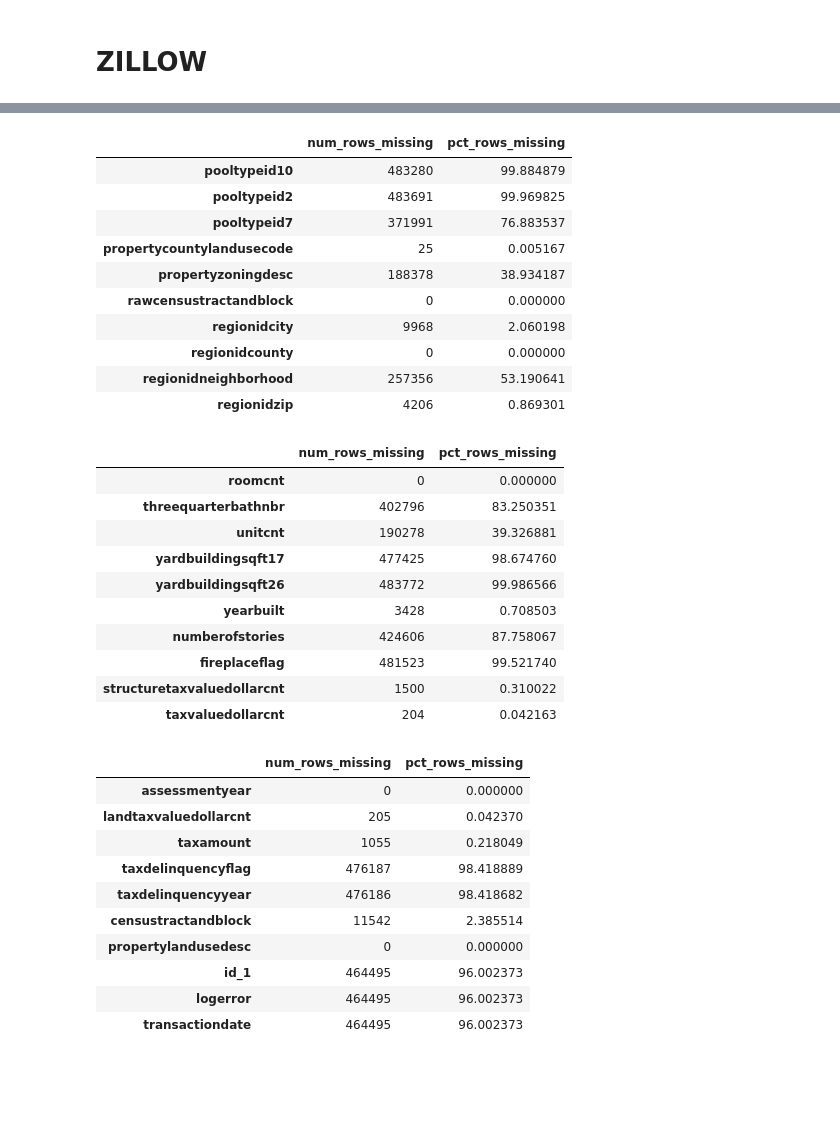
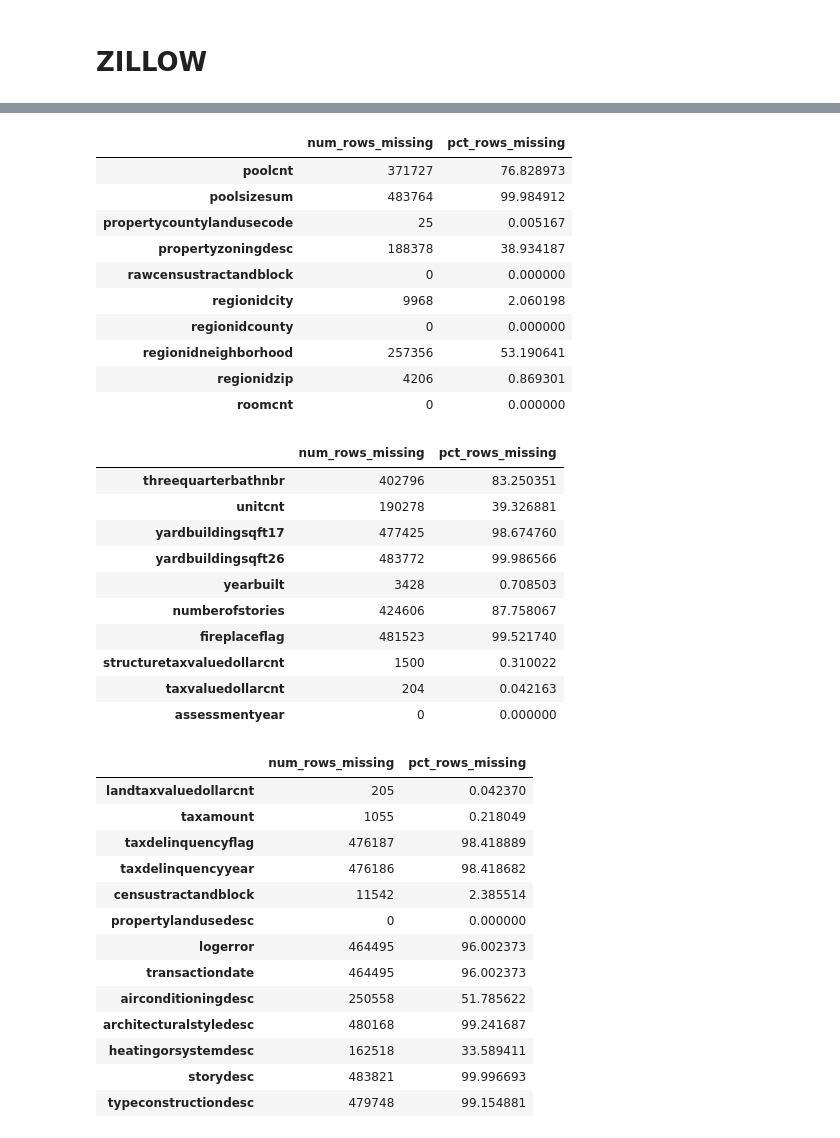
Before and after one commit to Severina7/clustering_exercises, a Jupyter notebook: zillow.ipynb, the cells around one changed output, grey strips where cells are left out. Cells and saved outputs as stored; diff of their text form; code cells hidden in the pictures; blank space fills up the shorter version.

```diff
--- a/zillow.ipynb
+++ b/zillow.ipynb
@@ -52,0 +144,4 @@ houses.head()
+# %%
+# Dropping the duplicates
+
+houses = houses.loc[:,~houses.T.duplicated(keep=False)]
@@ -52,0 +198,16 @@ houses.head()
+# %%
+# Dropping id columns
+
+houses = houses.drop(['typeconstructiontypeid',
+ 'storytypeid',
+ 'heatingorsystemtypeid',
+ 'architecturalstyletypeid',
+ 'airconditioningtypeid',
+ 'propertylandusetypeid',
+ 'id',
+ 'buildingqualitytypeid',
+ 'pooltypeid10',
+ 'pooltypeid2',
+ 'pooltypeid7',
+ 'decktypeid'], axis = 1)
+houses.columns.tolist()
@@ -107,2 +235,0 @@ True
-# %%
-houses = houses.loc[:,~houses.T.duplicated(keep='first')]
@@ -123,9 +235,0 @@ True
-# %%
-cols=pd.Series(houses.columns)
-for dup in houses.columns[houses.columns.duplicated(keep=False)]:
-    cols[houses.columns.get_loc(dup)] = ([dup + '_' + str(d_idx)
-                                     if d_idx != 0
-                                     else dup
-                                     for d_idx in range(houses.columns.get_loc(dup).sum())]
-                                    )
-houses.columns=cols
@@ -314,19 +327,18 @@ multi_frequency(houses, ['fireplacecnt',
 # %%
-multi_frequency(houses, ['pooltypeid10',
- 'pooltypeid2',
- 'pooltypeid7',
+multi_frequency(houses, ['poolcnt',
+ 'poolsizesum',
  'propertycountylandusecode',
  'propertyzoningdesc',
  'rawcensustractandblock',
  'regionidcity',
  'regionidcounty',
  'regionidneighborhood',
- 'regionidzip'])
+ 'regionidzip',
+ 'roomcnt'])
 # %% [output]
 |  | num_rows_missing | pct_rows_missing |
-| pooltypeid10 | 483280 | 99.884879 |
-| pooltypeid2 | 483691 | 99.969825 |
-| pooltypeid7 | 371991 | 76.883537 |
+| poolcnt | 371727 | 76.828973 |
+| poolsizesum | 483764 | 99.984912 |
 | propertycountylandusecode | 25 | 0.005167 |
 | propertyzoningdesc | 188378 | 38.934187 |
 | rawcensustractandblock | 0 | 0.000000 |
@@ -334,9 +346,9 @@ multi_frequency(houses, ['pooltypeid10',
 | regionidcounty | 0 | 0.000000 |
 | regionidneighborhood | 257356 | 53.190641 |
 | regionidzip | 4206 | 0.869301 |
+| roomcnt | 0 | 0.000000 |
 # %%
-multi_frequency(houses, ['roomcnt',
- 'threequarterbathnbr',
+multi_frequency(houses, ['threequarterbathnbr',
  'unitcnt',
  'yardbuildingsqft17',
  'yardbuildingsqft26',
@@ -344,10 +356,10 @@ multi_frequency(houses, ['roomcnt',
  'numberofstories',
  'fireplaceflag',
  'structuretaxvaluedollarcnt',
- 'taxvaluedollarcnt'])
+ 'taxvaluedollarcnt',
+ 'assessmentyear'])
 # %% [output]
 |  | num_rows_missing | pct_rows_missing |
-| roomcnt | 0 | 0.000000 |
 | threequarterbathnbr | 402796 | 83.250351 |
 | unitcnt | 190278 | 39.326881 |
 | yardbuildingsqft17 | 477425 | 98.674760 |
@@ -357,26 +369,33 @@ multi_frequency(houses, ['roomcnt',
 | fireplaceflag | 481523 | 99.521740 |
 | structuretaxvaluedollarcnt | 1500 | 0.310022 |
 | taxvaluedollarcnt | 204 | 0.042163 |
+| assessmentyear | 0 | 0.000000 |
 # %%
-multi_frequency(houses, ['assessmentyear',
- 'landtaxvaluedollarcnt',
+multi_frequency(houses, ['landtaxvaluedollarcnt',
  'taxamount',
  'taxdelinquencyflag',
  'taxdelinquencyyear',
  'censustractandblock',
  'propertylandusedesc',
- 'id_1',
  'logerror',
- 'transactiondate'])
+ 'transactiondate',
+ 'airconditioningdesc',
+ 'architecturalstyledesc',
+ 'heatingorsystemdesc',
+ 'storydesc',
+ 'typeconstructiondesc'])
 # %% [output]
 |  | num_rows_missing | pct_rows_missing |
-| assessmentyear | 0 | 0.000000 |
 | landtaxvaluedollarcnt | 205 | 0.042370 |
 | taxamount | 1055 | 0.218049 |
 | taxdelinquencyflag | 476187 | 98.418889 |
 | taxdelinquencyyear | 476186 | 98.418682 |
 | censustractandblock | 11542 | 2.385514 |
 | propertylandusedesc | 0 | 0.000000 |
-| id_1 | 464495 | 96.002373 |
 | logerror | 464495 | 96.002373 |
 | transactiondate | 464495 | 96.002373 |
+| airconditioningdesc | 250558 | 51.785622 |
+| architecturalstyledesc | 480168 | 99.241687 |
+| heatingorsystemdesc | 162518 | 33.589411 |
+| storydesc | 483821 | 99.996693 |
+| typeconstructiondesc | 479748 | 99.154881 |
```
Also changed, not shown: parts of 39 cells of this notebook, 3 other files.
